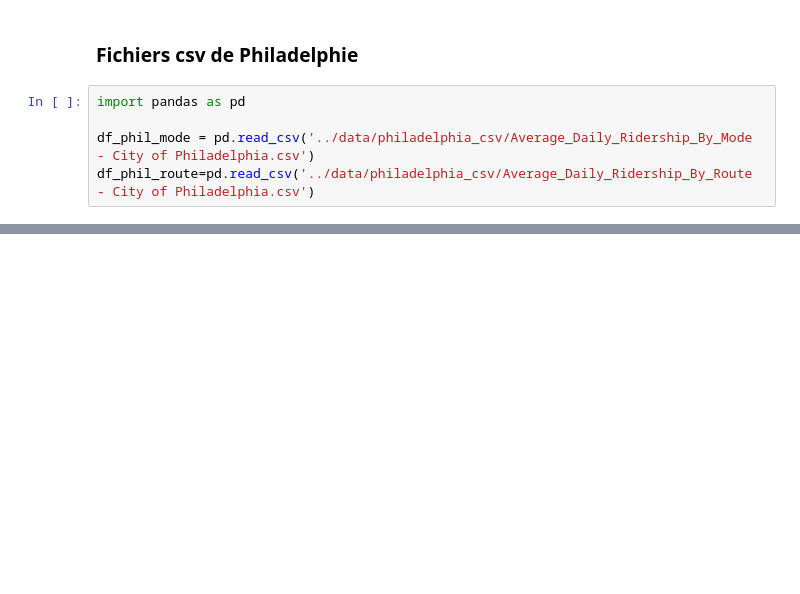
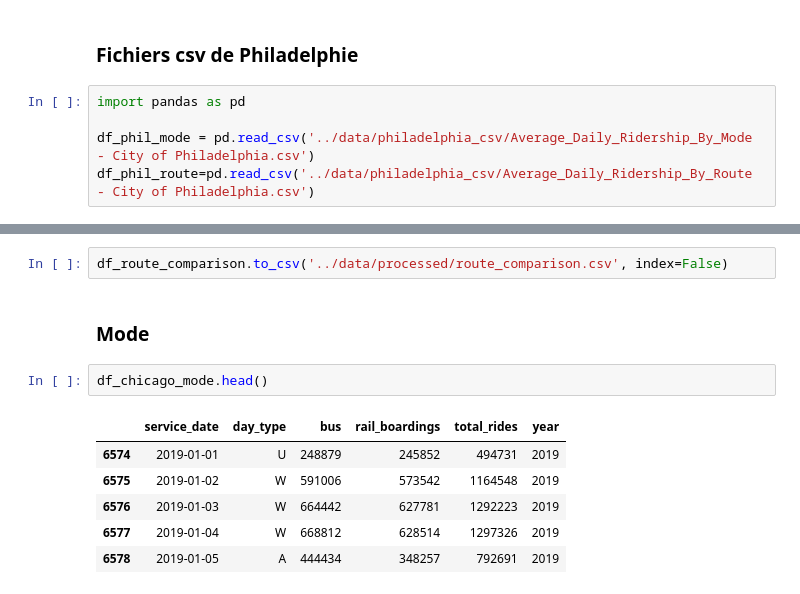
Before and after one commit to safiyadaoudi01/ridership-analytics-Chicago-vs-Philadelphie, a Jupyter notebook: notebooks/etl_preparation.ipynb, the cells around one changed output, grey strips where cells are left out. Saved outputs shown, nothing was run; the diff lists cells and outputs as text; blank space fills up the shorter version.

```diff
--- a/notebooks/etl_preparation.ipynb
+++ b/notebooks/etl_preparation.ipynb
@@ -46,0 +230,13 @@ df_phil_route.columns
+# %%
+df_route_comparison.to_csv('../data/processed/route_comparison.csv', index=False)
+# %% [markdown]
+### Mode
+# %%
+df_chicago_mode.head()
+# %% [output]
+|  | service_date | day_type | bus | rail_boardings | total_rides | year |
+| 6574 | 2019-01-01 | U | 248879 | 245852 | 494731 | 2019 |
+| 6575 | 2019-01-02 | W | 591006 | 573542 | 1164548 | 2019 |
+| 6576 | 2019-01-03 | W | 664442 | 627781 | 1292223 | 2019 |
+| 6577 | 2019-01-04 | W | 668812 | 628514 | 1297326 | 2019 |
+| 6578 | 2019-01-05 | A | 444434 | 348257 | 792691 | 2019 |
```
Also changed, not shown: parts of 65 cells of this notebook, 23 other files.
